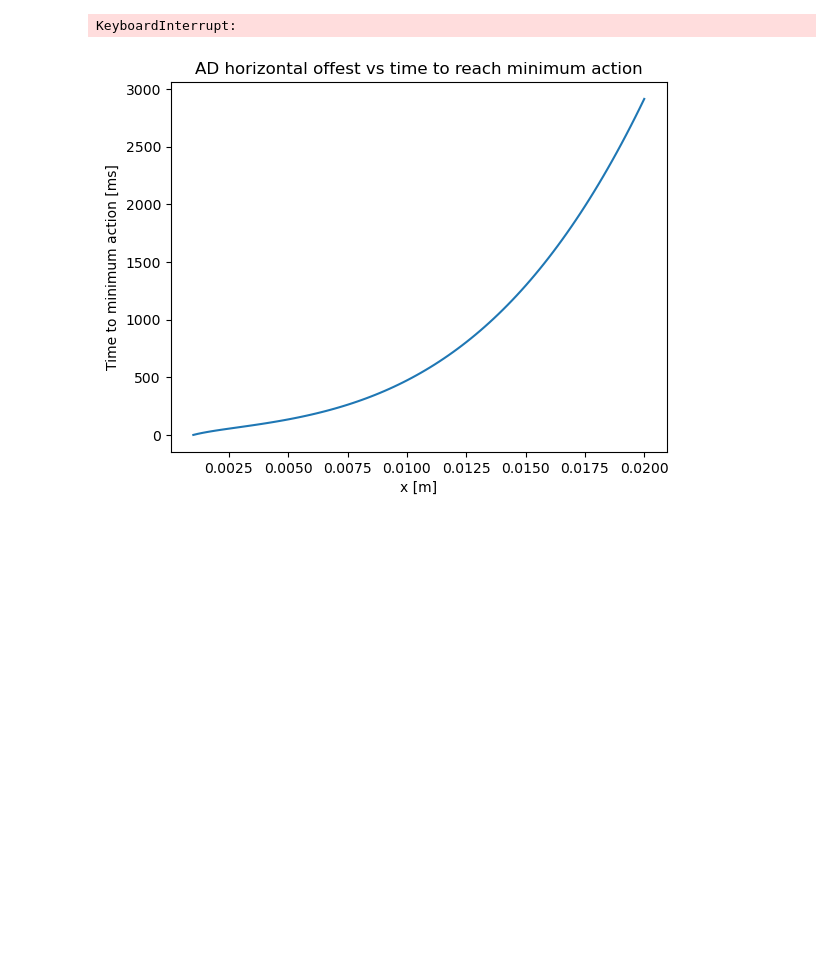
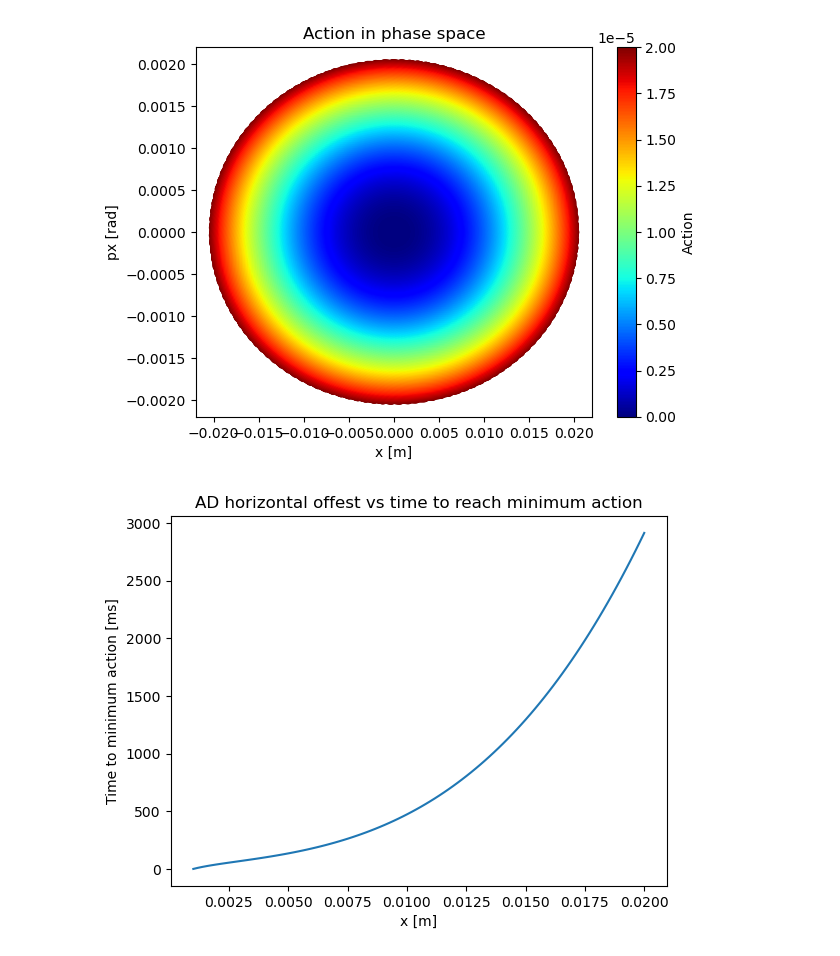
Before and after one commit to pkruyt/electron_cooling, a Jupyter notebook: notebooks/AD100/AD-100Mev:time-to-reach-action(slow).ipynb, the cells around one changed output. Drawn from its saved outputs; the diff is of its cells as text; code cells hidden in the pictures; blank space fills up the shorter version.

```diff
--- a/notebooks/AD100/AD-100Mev:time-to-reach-action(slow).ipynb
+++ b/notebooks/AD100/AD-100Mev:time-to-reach-action(slow).ipynb
@@ -37,7 +37,7 @@ mass0=938.27208816*1e6 #ev/c^2
 
 T_perp = 0.01 # <E> [eV] = kb*T
 T_l =  0.001 # <E> [eV]
-B = 0.060 # T for LEIR
+B = 0.060 # T for AD
 B_ratio=1e-10
 Z=1
 
@@ -99,7 +99,7 @@ dtk_particle_copy_old=dtk_particle.copy()
 
 dtk_cooler = dtk.elements.ElectronCooler(I=I,L=L,r_beam=r_beam,
                                          T_perp=T_perp,T_l=T_l,
-                                         B=B,Z=Z,B_ratio=B_ratio,Neutralisation=1)
+                                         B=B,Z=Z,B_ratio=B_ratio)
 
 
 
@@ -157,15 +157,15 @@ ms_to_reach_final_goal=ms_to_reach_goal_2d[0,:]
 # %%
 action_norm=action/np.min(action)
 
 plt.figure()
 plt.scatter(x, px, c=action, cmap='jet')
 plt.colorbar().set_label("Action")
 plt.xlabel('x [m]')
 plt.ylabel('px [rad]')
-plt.title('Normalised action in phase space')
+plt.title('Action in phase space')
 plt.show()
 # %% [output]
-KeyboardInterrupt:
+[figure, added]
 # %%
 plt.figure()
 plt.plot(x[0,:],ms_to_reach_final_goal)
```
Also changed, not shown: 7 other files.
